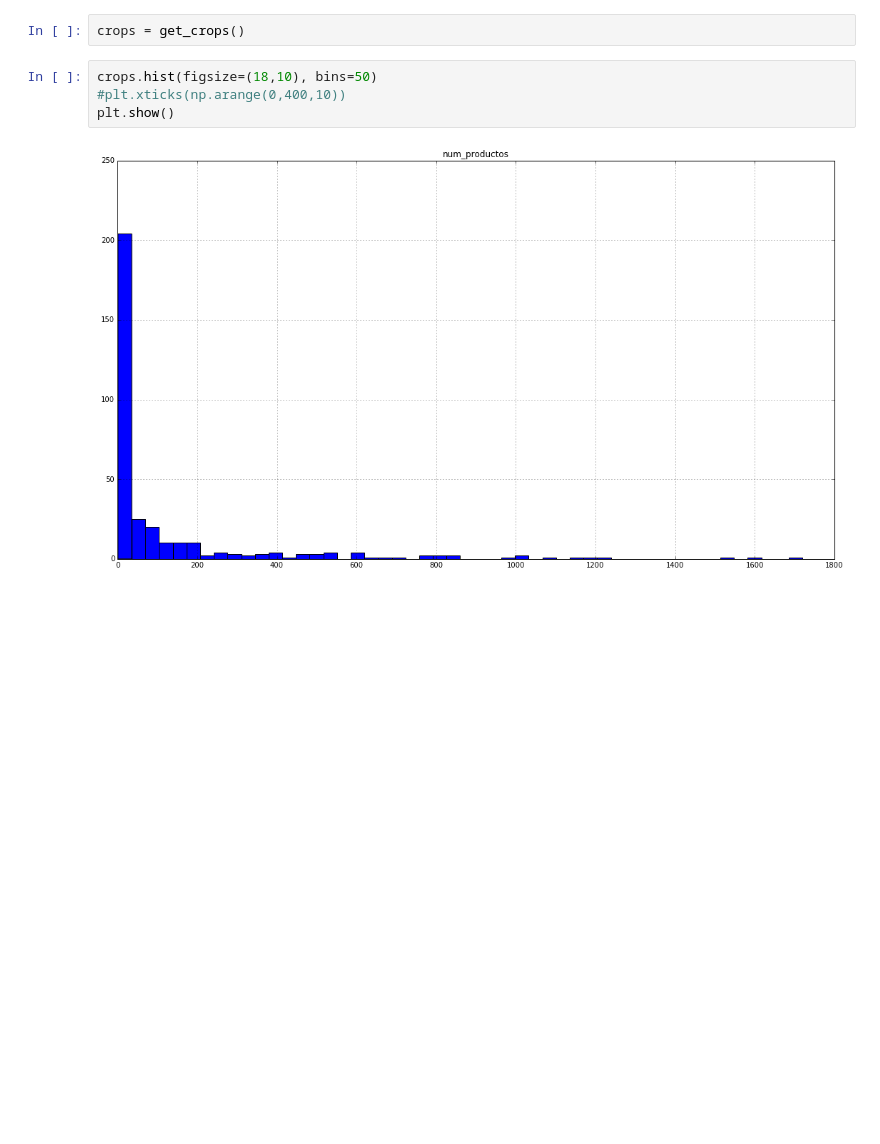
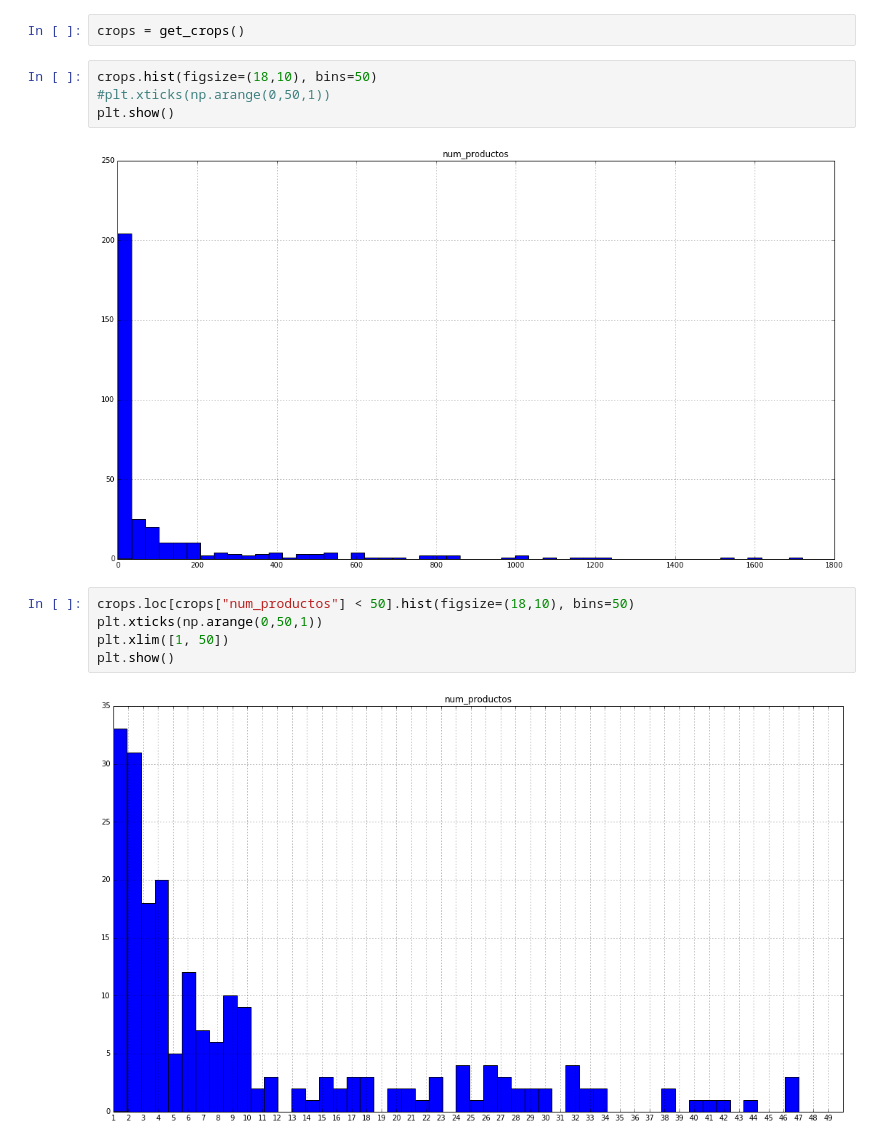
Before and after one commit to borjaeg/thete, a Jupyter notebook: Paper-Applicability-Analysis.ipynb, the cells around one changed output. Cells and saved outputs as stored; diff of their text form; blank space fills up the shorter version.

```diff
--- a/Paper-Applicability-Analysis.ipynb
+++ b/Paper-Applicability-Analysis.ipynb
@@ -44,7 +51,14 @@ plt.show()
 crops = get_crops()
 # %%
 crops.hist(figsize=(18,10), bins=50)
-#plt.xticks(np.arange(0,400,10))
+#plt.xticks(np.arange(0,50,1))
 plt.show()
 # %% [output]
 [figure]
+# %%
+crops.loc[crops["num_productos"] < 50].hist(figsize=(18,10), bins=50)
+plt.xticks(np.arange(0,50,1))
+plt.xlim([1, 50])
+plt.show()
+# %% [output]
+[figure, added]
```
Also changed, not shown: parts of 1 cell of this notebook.
